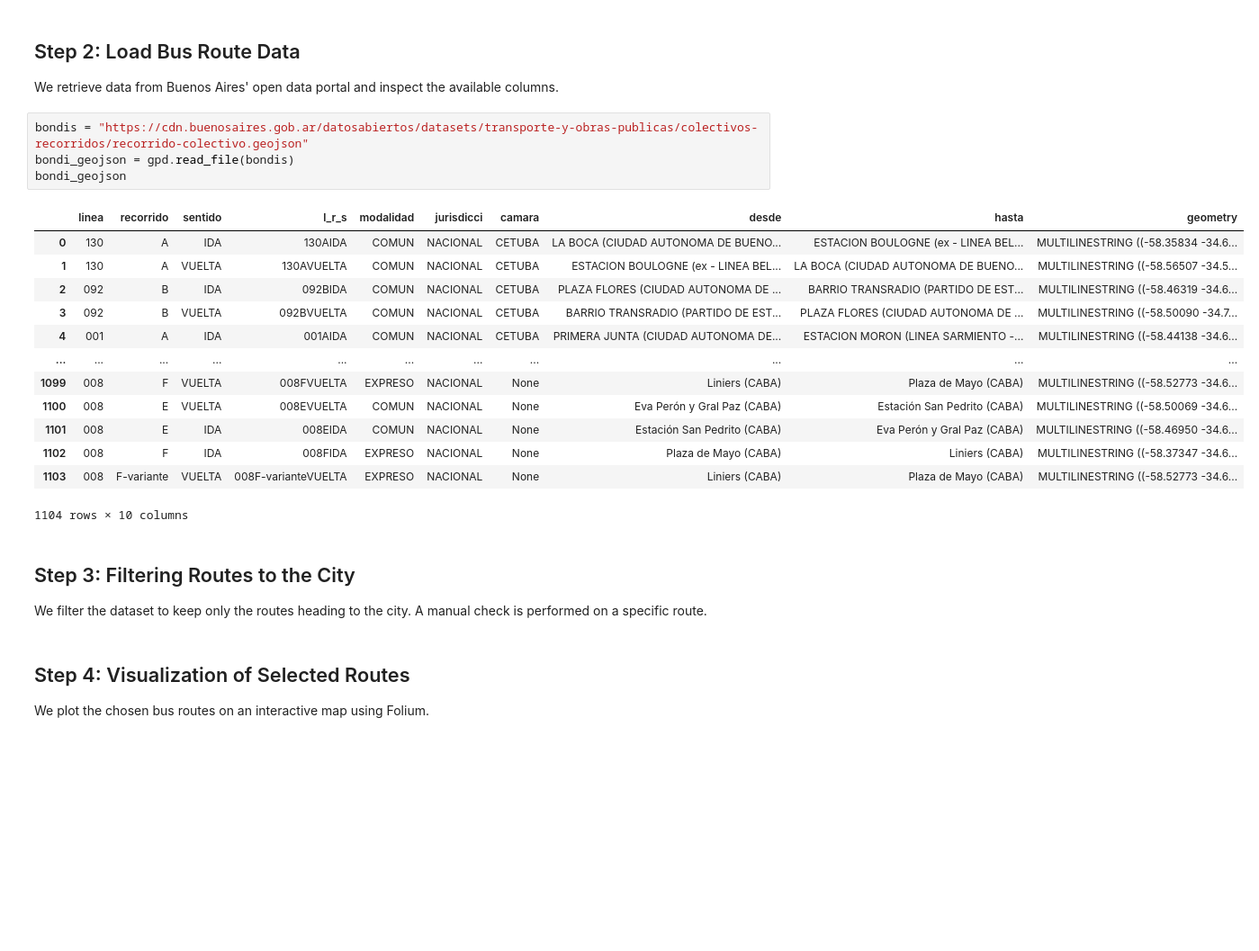
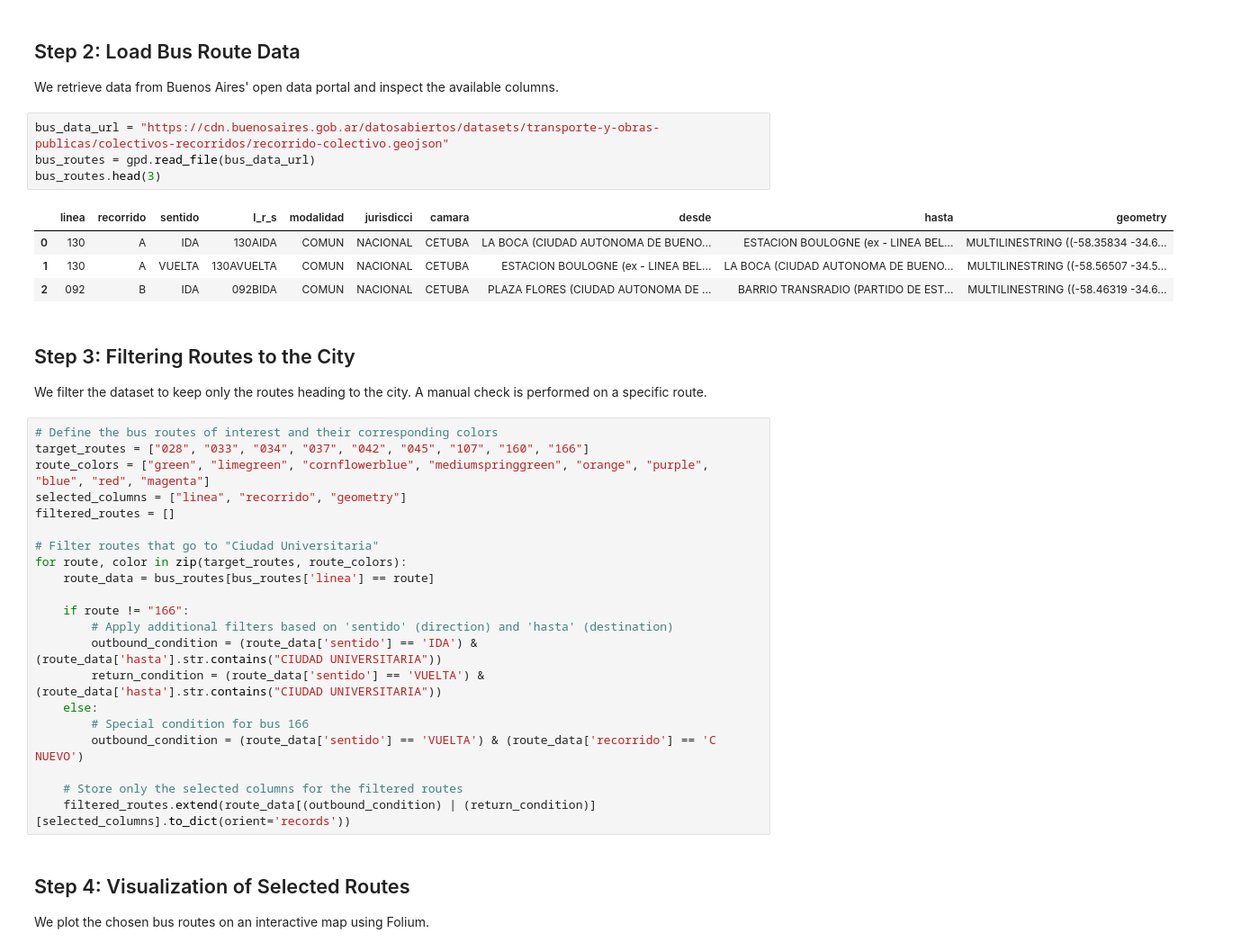
Before and after one commit to MarkzDG/portfolio_projects, a Jupyter notebook: Buses2CU/bus_routes.ipynb, the cells around one changed output. Shown: that part at 90% size. Saved outputs shown, nothing was run; the diff lists cells and outputs as text; blank space fills up the shorter version.

```diff
--- a/Buses2CU/bus_routes.ipynb
+++ b/Buses2CU/bus_routes.ipynb
@@ -16,26 +16,38 @@ from itertools import cycle
 ## Step 2: Load Bus Route Data
 We retrieve data from Buenos Aires' open data portal and inspect the available columns.
 # %%
-bondis = "https://cdn.buenosaires.gob.ar/datosabiertos/datasets/transporte-y-obras-publicas/colectivos-recorridos/recorrido-colectivo.geojson"
-bondi_geojson = gpd.read_file(bondis)
-bondi_geojson
+bus_data_url = "https://cdn.buenosaires.gob.ar/datosabiertos/datasets/transporte-y-obras-publicas/colectivos-recorridos/recorrido-colectivo.geojson"
+bus_routes = gpd.read_file(bus_data_url)
+bus_routes.head(3)
 # %% [output]
 |  | linea | recorrido | sentido | l_r_s | modalidad | jurisdicci | camara | desde | hasta | geometry |
 | 0 | 130 | A | IDA | 130AIDA | COMUN | NACIONAL | CETUBA | LA BOCA (CIUDAD AUTONOMA DE BUENO... | ESTACION BOULOGNE (ex - LINEA BEL... | MULTILINESTRING ((-58.35834 -34.6... |
 | 1 | 130 | A | VUELTA | 130AVUELTA | COMUN | NACIONAL | CETUBA | ESTACION BOULOGNE (ex - LINEA BEL... | LA BOCA (CIUDAD AUTONOMA DE BUENO... | MULTILINESTRING ((-58.56507 -34.5... |
 | 2 | 092 | B | IDA | 092BIDA | COMUN | NACIONAL | CETUBA | PLAZA FLORES (CIUDAD AUTONOMA DE ... | BARRIO TRANSRADIO (PARTIDO DE EST... | MULTILINESTRING ((-58.46319 -34.6... |
-| 3 | 092 | B | VUELTA | 092BVUELTA | COMUN | NACIONAL | CETUBA | BARRIO TRANSRADIO (PARTIDO DE EST... | PLAZA FLORES (CIUDAD AUTONOMA DE ... | MULTILINESTRING ((-58.50090 -34.7... |
-| 4 | 001 | A | IDA | 001AIDA | COMUN | NACIONAL | CETUBA | PRIMERA JUNTA (CIUDAD AUTONOMA DE... | ESTACION MORON (LINEA SARMIENTO -... | MULTILINESTRING ((-58.44138 -34.6... |
-| ... | ... | ... | ... | ... | ... | ... | ... | ... | ... | ... |
-| 1099 | 008 | F | VUELTA | 008FVUELTA | EXPRESO | NACIONAL | None | Liniers (CABA) | Plaza de Mayo (CABA) | MULTILINESTRING ((-58.52773 -34.6... |
-| 1100 | 008 | E | VUELTA | 008EVUELTA | COMUN | NACIONAL | None | Eva Perón y Gral Paz (CABA) | Estación San Pedrito (CABA) | MULTILINESTRING ((-58.50069 -34.6... |
-| 1101 | 008 | E | IDA | 008EIDA | COMUN | NACIONAL | None | Estación San Pedrito (CABA) | Eva Perón y Gral Paz (CABA) | MULTILINESTRING ((-58.46950 -34.6... |
-| 1102 | 008 | F | IDA | 008FIDA | EXPRESO | NACIONAL | None | Plaza de Mayo (CABA) | Liniers (CABA) | MULTILINESTRING ((-58.37347 -34.6... |
-| 1103 | 008 | F-variante | VUELTA | 008F-varianteVUELTA | EXPRESO | NACIONAL | None | Liniers (CABA) | Plaza de Mayo (CABA) | MULTILINESTRING ((-58.52773 -34.6... |
-1104 rows × 10 columns
 # %% [markdown]
 ## Step 3: Filtering Routes to the City
 We filter the dataset to keep only the routes heading to the city. A manual check is performed on a specific route.
+# %%
+# Define the bus routes of interest and their corresponding colors
+target_routes = ["028", "033", "034", "037", "042", "045", "107", "160", "166"]
+route_colors = ["green", "limegreen", "cornflowerblue", "mediumspringgreen", "orange", "purple", "blue", "red", "magenta"]
+selected_columns = ["linea", "recorrido", "geometry"]
+filtered_routes = []
+
+# Filter routes that go to "Ciudad Universitaria"
+for route, color in zip(target_routes, route_colors):
+    route_data = bus_routes[bus_routes['linea'] == route]
+
+    if route != "166":
+        # Apply additional filters based on 'sentido' (direction) and 'hasta' (destination)
+        outbound_condition = (route_data['sentido'] == 'IDA') & (route_data['hasta'].str.contains("CIUDAD UNIVERSITARIA"))
+        return_condition = (route_data['sentido'] == 'VUELTA') & (route_data['hasta'].str.contains("CIUDAD UNIVERSITARIA"))
+    else:
+        # Special condition for bus 166
+        outbound_condition = (route_data['sentido'] == 'VUELTA') & (route_data['recorrido'] == 'C NUEVO')
+
+    # Store only the selected columns for the filtered routes
+    filtered_routes.extend(route_data[(outbound_condition) | (return_condition)][selected_columns].to_dict(orient='records'))
 # %% [markdown]
 ## Step 4: Visualization of Selected Routes
 We plot the chosen bus routes on an interactive map using Folium.
```
Also changed, not shown: parts of 4 cells of this notebook.
